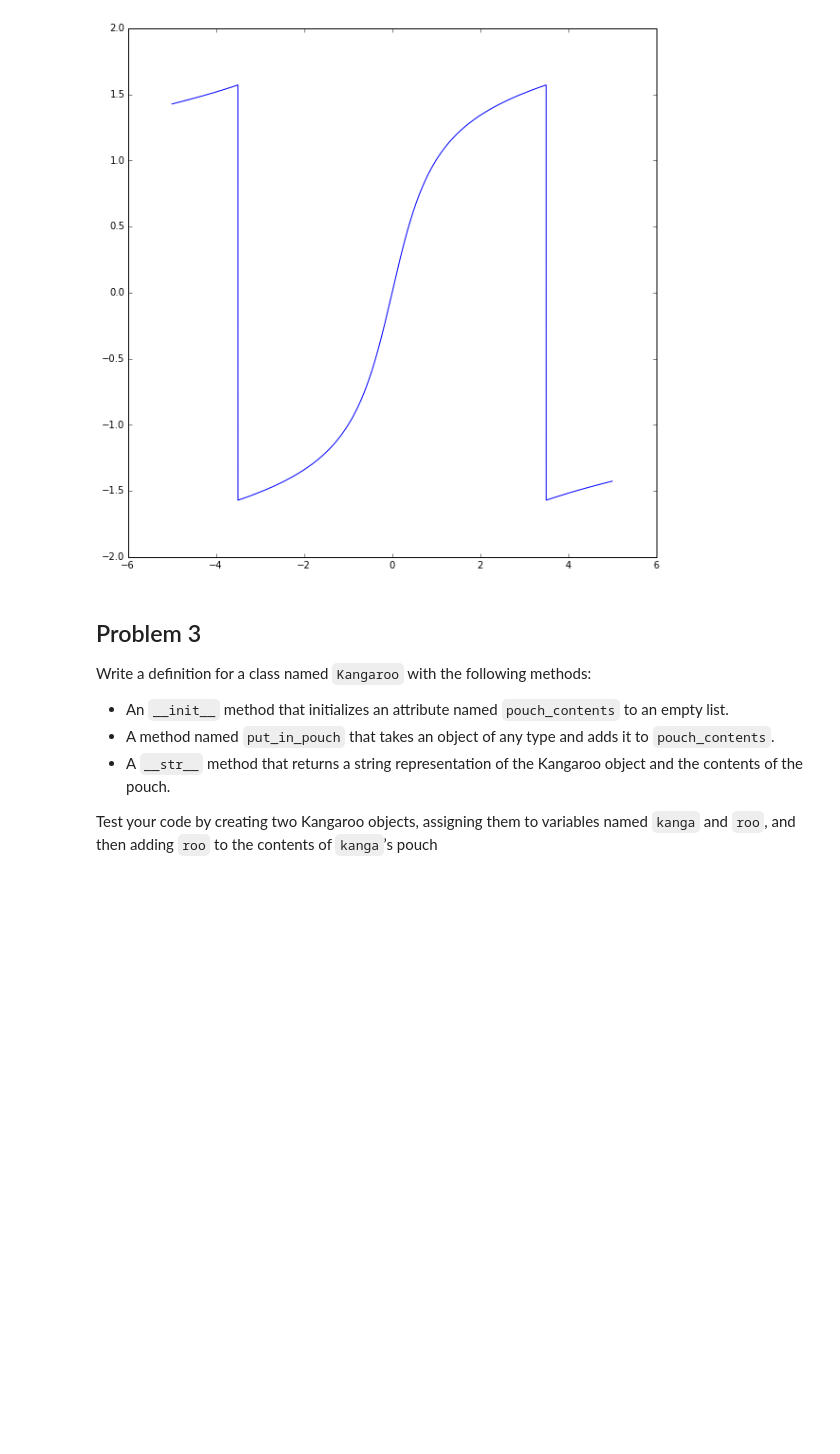
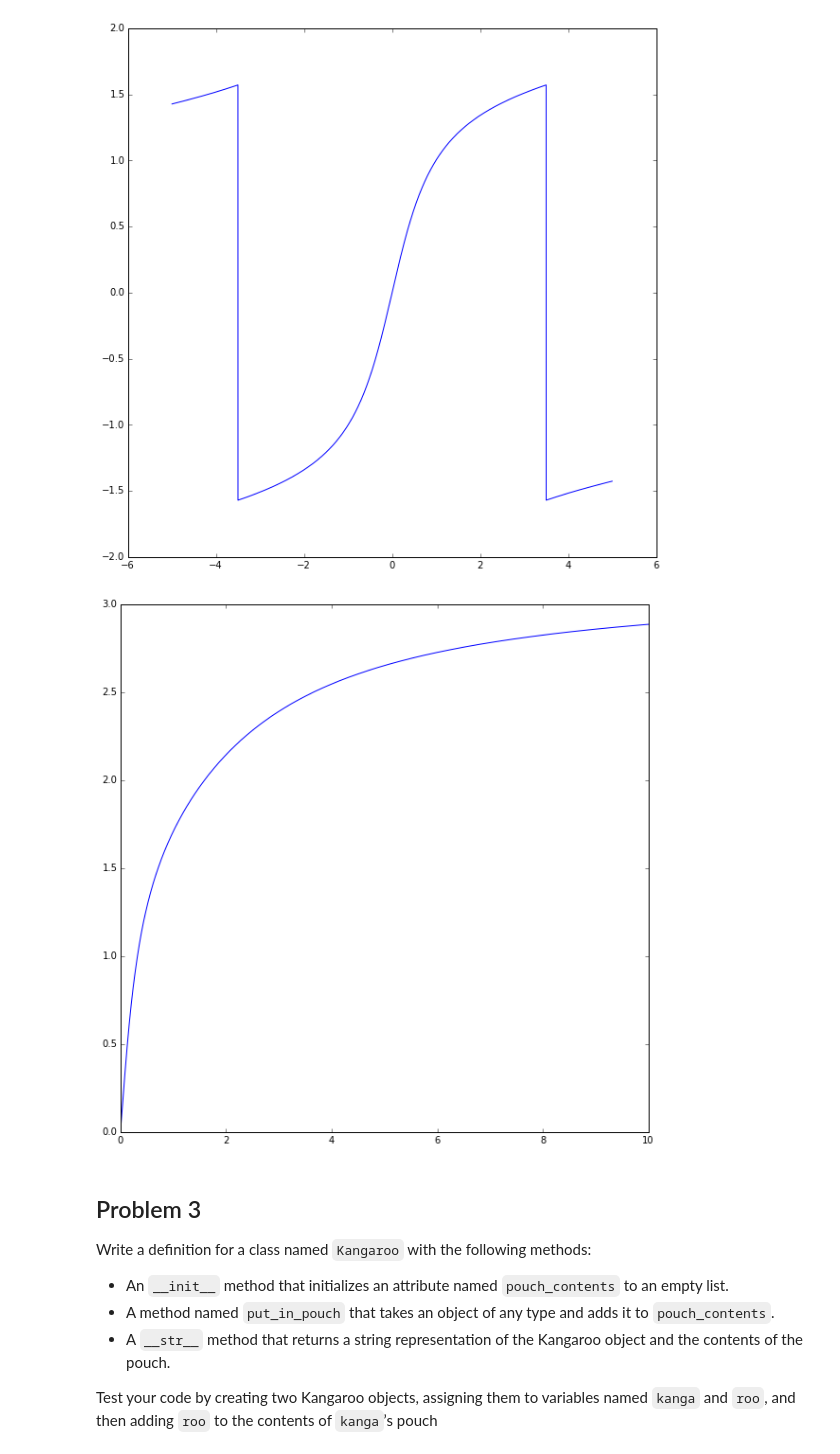
Before and after one commit to pcchen/NTHU10320PHYS290000, a Jupyter notebook: student/102011212/Homework5.ipynb, the cells around one changed output. Saved outputs shown, nothing was run; the diff lists cells and outputs as text; code cells hidden in the pictures; blank space fills up the shorter version.

```diff
--- a/student/102011212/Homework5.ipynb
+++ b/student/102011212/Homework5.ipynb
@@ -483,6 +516,36 @@ def plot_x(B,w0):
 interact(plot_x, B=(0.,20.), w0=(0., 20.))
 # %% [output]
 [figure]
+# %%
+# Problem 2-3-2(δ-ω)-IPython Interact-用arctan值域在0~pi
+from IPython.html.widgets import interact
+%pylab inline
+import numpy as np
+import math
+
+
+def plot_x(B,w0):
+    n=[]
+    a=np.arange(0, 10, 0.001)
+    for w in a:
+        if w<=w0:
+            delta=np.arctan2(2*B*w/(w0*w0-w*w),1)
+            n.append([w,delta])
+        if w>w0:
+            delta=np.arctan2(-2*B*w/(w0*w0-w*w),-1)
+            n.append([w,delta])
+    n=np.array(n)
+
+    x1=n[:,0]
+    y1=n[:,1]
+
+    figure(figsize(10,10))
+    plot(x1,y1)
+    show()
+
+interact(plot_x, B=(0.,20.), w0=(0., 20.))
+# %% [output]
+[figure, added]
 # %% [markdown]
 ## Problem 3
 
```
Also changed, not shown: parts of 3 cells of this notebook.
